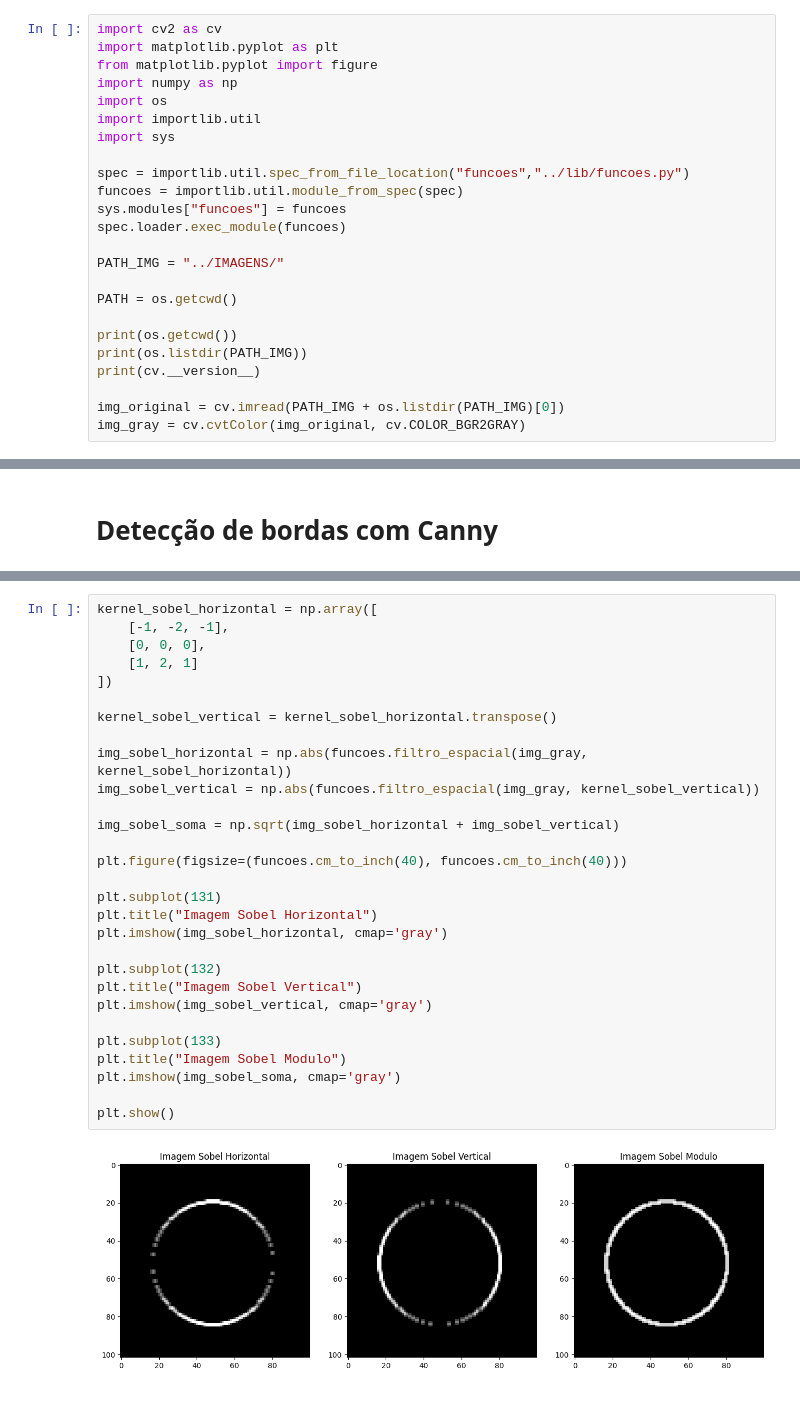
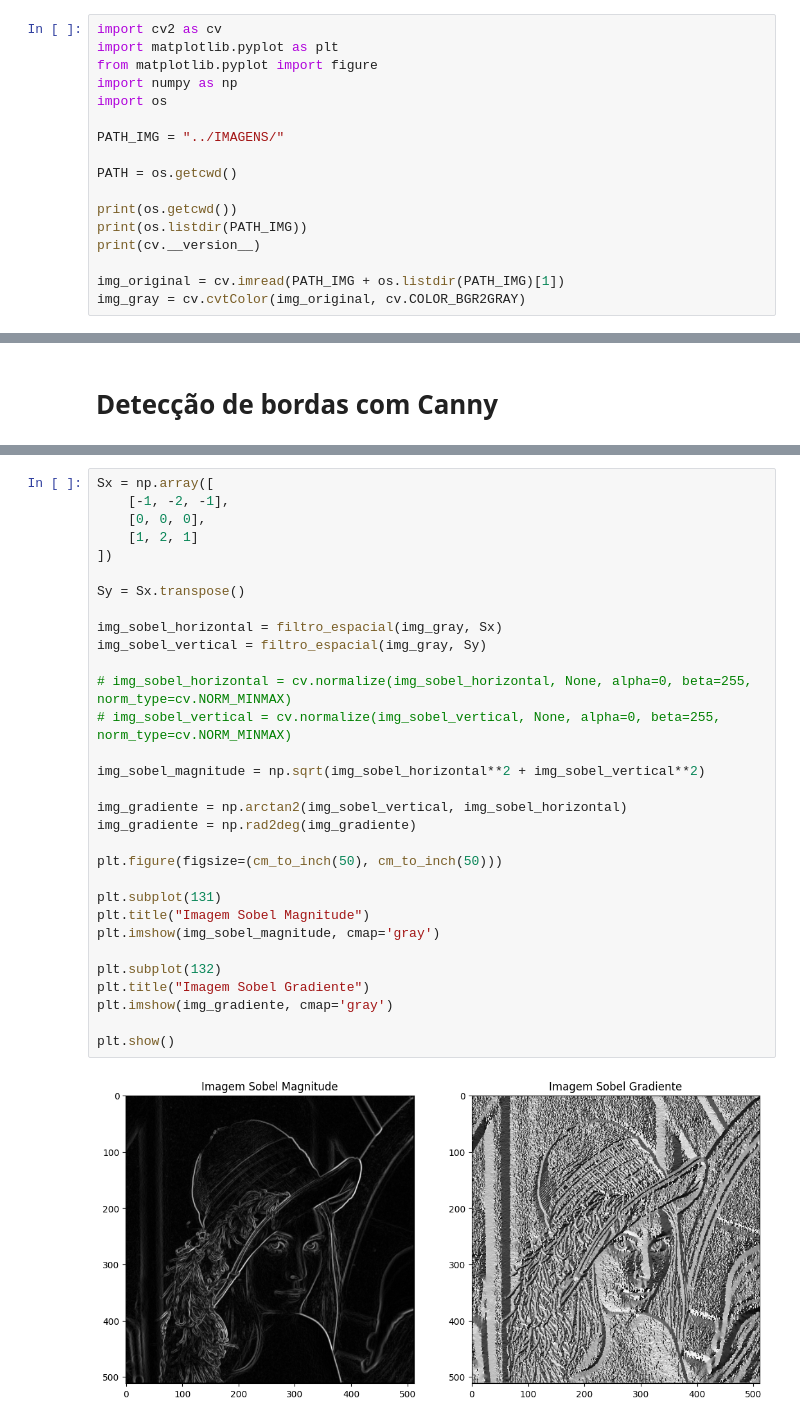
Before and after one commit to andrevale99/VISAO_ROBOTICA, a Jupyter notebook: 06_DETECCAO_CANNY/deteccao_canny.ipynb, the cells around one changed output, grey strips where cells are left out. Cells and saved outputs as stored; diff of their text form.

```diff
--- a/06_DETECCAO_CANNY/deteccao_canny.ipynb
+++ b/06_DETECCAO_CANNY/deteccao_canny.ipynb
@@ -4,13 +4,6 @@ import matplotlib.pyplot as plt
 from matplotlib.pyplot import figure
 import numpy as np
 import os
-import importlib.util
-import sys
-
-spec = importlib.util.spec_from_file_location("funcoes","../lib/funcoes.py")
-funcoes = importlib.util.module_from_spec(spec)
-sys.modules["funcoes"] = funcoes
-spec.loader.exec_module(funcoes)
 
 PATH_IMG = "../IMAGENS/"
 
@@ -20,7 +13,7 @@ print(os.getcwd())
 print(os.listdir(PATH_IMG))
 print(cv.__version__)
 
-img_original = cv.imread(PATH_IMG + os.listdir(PATH_IMG)[0])
+img_original = cv.imread(PATH_IMG + os.listdir(PATH_IMG)[1])
 img_gray = cv.cvtColor(img_original, cv.COLOR_BGR2GRAY)
 # %% [output]
 /home/andre/Documents/Git/VISAO_ROBOTICA_EGM0008/06_DETECCAO_CANNY
@@ -43,31 +158,33 @@ plt.show()
 # %%
-kernel_sobel_horizontal = np.array([
+Sx = np.array([
     [-1, -2, -1],
     [0, 0, 0],
     [1, 2, 1]
 ])
 
-kernel_sobel_vertical = kernel_sobel_horizontal.transpose()
+Sy = Sx.transpose()
 
-img_sobel_horizontal = np.abs(funcoes.filtro_espacial(img_gray, kernel_sobel_horizontal))
-img_sobel_vertical = np.abs(funcoes.filtro_espacial(img_gray, kernel_sobel_vertical))
+img_sobel_horizontal = filtro_espacial(img_gray, Sx)
+img_sobel_vertical = filtro_espacial(img_gray, Sy)
 
-img_sobel_soma = np.sqrt(img_sobel_horizontal + img_sobel_vertical)
+# img_sobel_horizontal = cv.normalize(img_sobel_horizontal, None, alpha=0, beta=255, norm_type=cv.NORM_MINMAX)
+# img_sobel_vertical = cv.normalize(img_sobel_vertical, None, alpha=0, beta=255, norm_type=cv.NORM_MINMAX)
 
-plt.figure(figsize=(funcoes.cm_to_inch(40), funcoes.cm_to_inch(40)))
+img_sobel_magnitude = np.sqrt(img_sobel_horizontal**2 + img_sobel_vertical**2)
+
+img_gradiente = np.arctan2(img_sobel_vertical, img_sobel_horizontal)
+img_gradiente = np.rad2deg(img_gradiente)
+
+plt.figure(figsize=(cm_to_inch(50), cm_to_inch(50)))
 
 plt.subplot(131)
-plt.title("Imagem Sobel Horizontal")
-plt.imshow(img_sobel_horizontal, cmap='gray')
+plt.title("Imagem Sobel Magnitude")
+plt.imshow(img_sobel_magnitude, cmap='gray')
 
 plt.subplot(132)
-plt.title("Imagem Sobel Vertical")
-plt.imshow(img_sobel_vertical, cmap='gray')
-
-plt.subplot(133)
-plt.title("Imagem Sobel Modulo")
-plt.imshow(img_sobel_soma, cmap='gray')
+plt.title("Imagem Sobel Gradiente")
+plt.imshow(img_gradiente, cmap='gray')
 
 plt.show()
 # %% [output]
-[figure, old version]
+[figure, new version]
```
Also changed, not shown: parts of 10 cells of this notebook.
